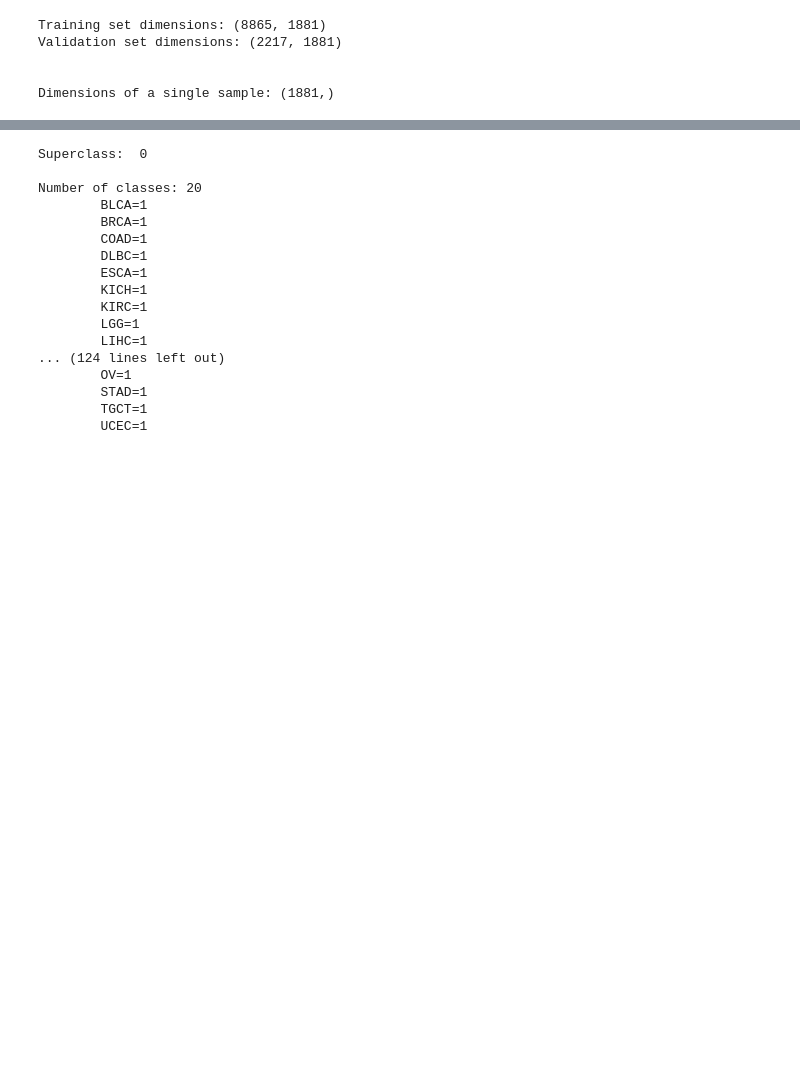
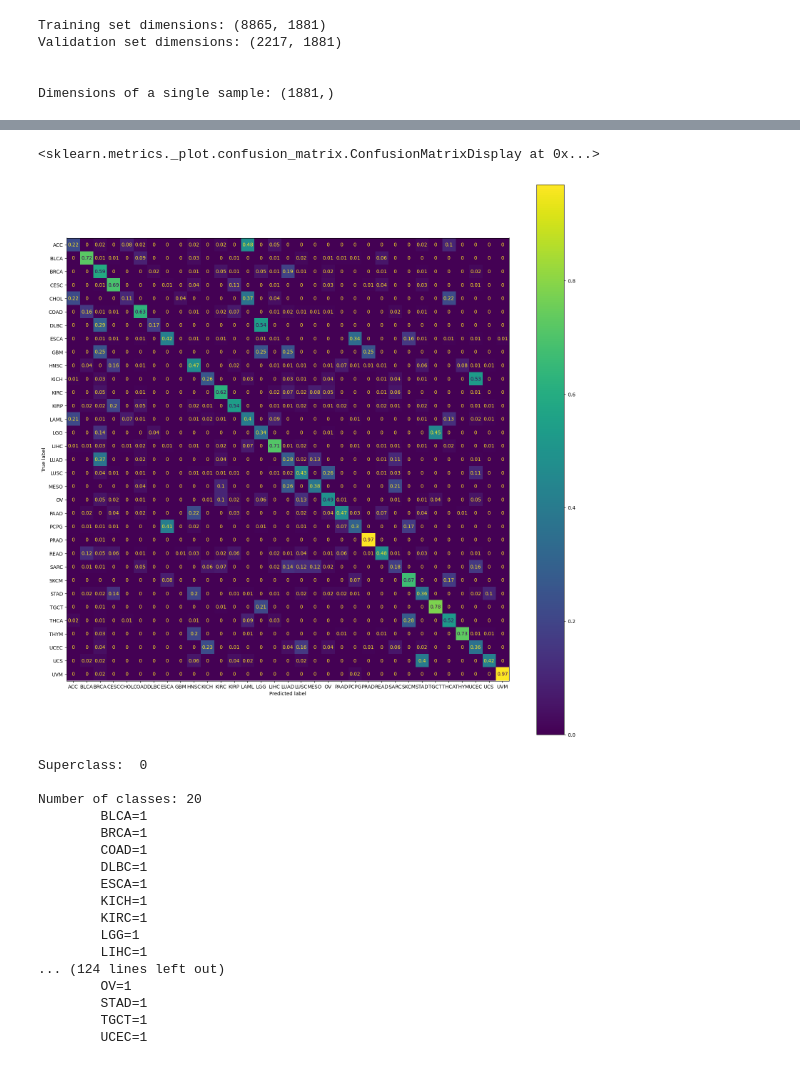
Before and after one commit to CarachinoAlessio/cancer_miRNA_classification_with_spiking_neural_network, a Jupyter notebook: representation.ipynb, the cells around one changed output, grey strips where cells are left out. Cells and saved outputs as stored; diff of their text form; code cells hidden in the pictures; blank space fills up the shorter version.

Commit message:
Fixed confusion matrix generation, now it should be good.

```diff
--- a/representation.ipynb
+++ b/representation.ipynb
@@ -134,12 +112,11 @@ random_grid_svm = {'kernel': ['rbf', 'poly', 'sigmoid'],
 search = RandomizedSearchCV(estimator=svm.SVC(),
                             param_distributions= random_grid_svm,
                             scoring='balanced_accuracy',
-                            n_iter=5,
-                            cv=5,
+                            n_iter=10,
+                            cv=3,
                             verbose=1,
                             random_state=42,
-                            n_jobs=-1,
-                            return_train_score=True)
+                            n_jobs=-1)
 # %%
 search.fit(train_data, train_label)
 classifier = search.best_estimator_
@@ -147,0 +133,2 @@ Fitting 5 folds for each of 5 candidates, totalling 25 fits
+# %%
+model = svm.SVC(C=20, kernel='poly', gamma=0.001, degree=4, class_weight= 'balanced')
@@ -147,0 +169,6 @@ Fitting 5 folds for each of 5 candidates, totalling 25 fits
+# %%
+def lab2int(labels):
+    lab = []
+    for l in labels:
+        lab.append(dictionary[l])
+    return lab
@@ -147,0 +185,4 @@ Fitting 5 folds for each of 5 candidates, totalling 25 fits
+# %%
+# Re-Training of the optimal model through cross validation, this is made to take the predictions.
+kfold = KFold(n_splits=5, random_state=42, shuffle=True)
+actual_classes, predicted_classes, _ = cross_val_predict(model, kfold, train_data, np.array(lab2int(train_label)))
@@ -148,13 +191,17 @@ Fitting 5 folds for each of 5 candidates, totalling 25 fits
 # %%
+#Plotting confusion matrix. For the selection of superclass, use "cm".
 from sklearn.metrics import confusion_matrix
-
+import itertools
 np.set_printoptions(precision=2)
-#Confusion matrix on train set
-train_pred = classifier.predict(train_data,train_label)
-cm = confusion_matrix(train_label, train_pred, normalize="true")
+cm = confusion_matrix(actual_classes, predicted_classes,normalize='true')
 cmp = ConfusionMatrixDisplay(cm, display_labels=labels[0])
+for i, j in itertools.product(range(cm.shape[0]), range(cm.shape[1])):
+        cm[i,j] = format(cm[i, j], '.2f')
 fig, ax = plt.subplots(figsize=(20,20))
 cmp.plot(ax=ax)
+# %% [output]
+<sklearn.metrics._plot.confusion_matrix.ConfusionMatrixDisplay at 0x...>
+[figure, added]
 # %%
 #TODO: #4 Superclass division
 ## DA TESTARE -> divide, ma con duplicati dentro le superclassi, da capire se è normale o meno
```
Also changed, not shown: parts of 6 cells of this notebook.
